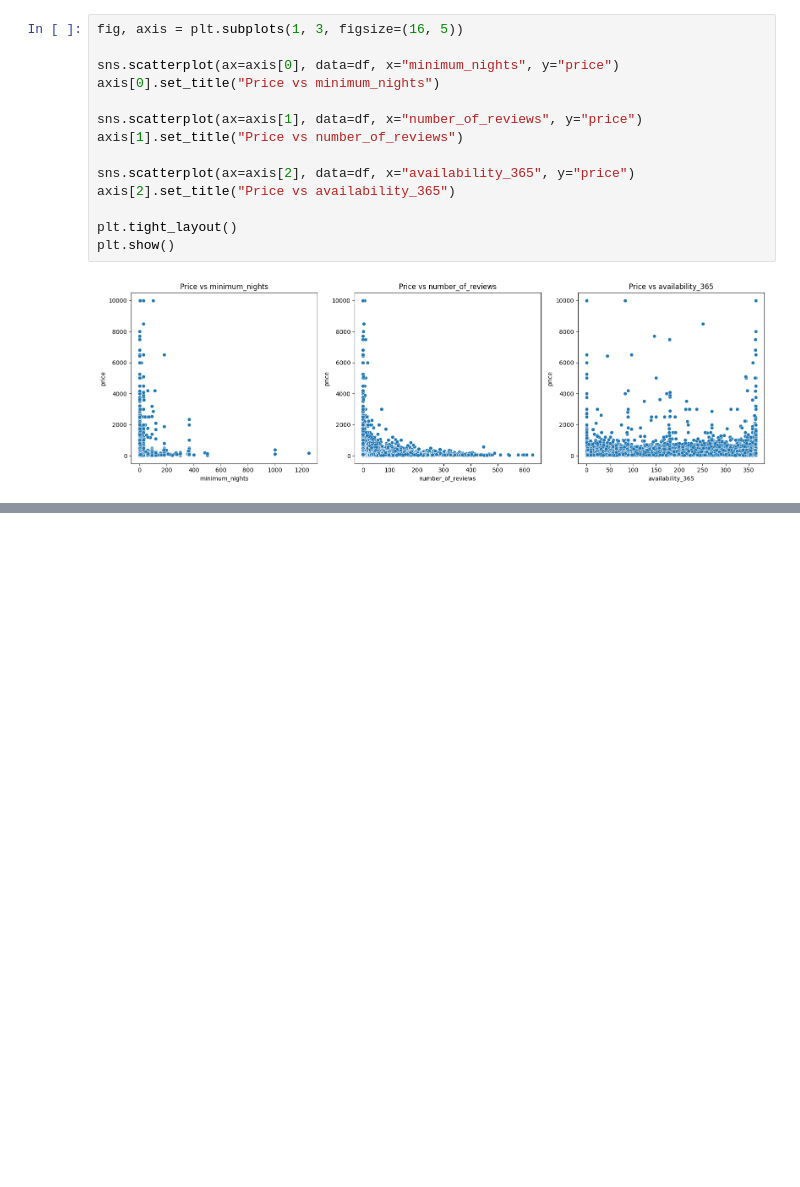
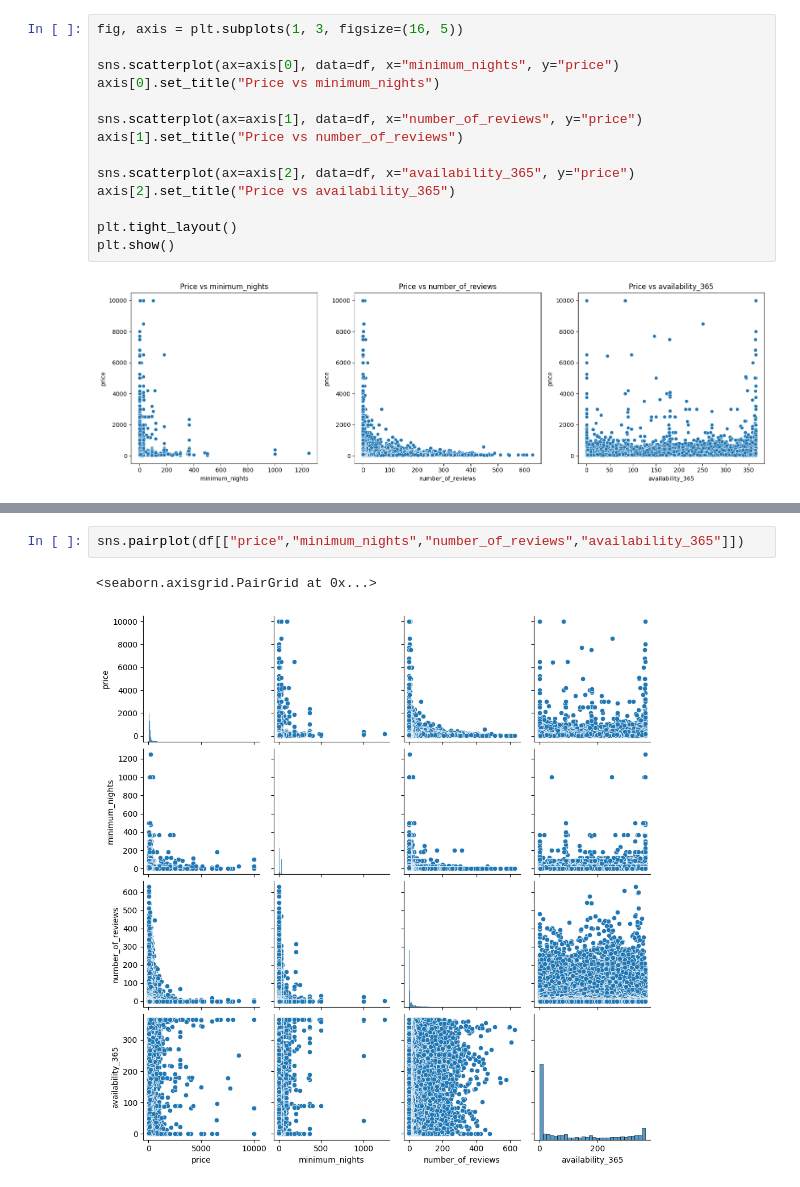
Before and after one commit to 4GeeksAcademy/JESE-MACHINE-LEARNING-PYTHON_1, a Jupyter notebook: src/explore.ipynb, the cells around one changed output, grey strips where cells are left out. Drawn from its saved outputs; the diff is of its cells as text; blank space fills up the shorter version.

```diff
--- a/src/explore.ipynb
+++ b/src/explore.ipynb
@@ -244,0 +275,5 @@ plt.show()
+# %%
+sns.pairplot(df[["price","minimum_nights","number_of_reviews","availability_365"]])
+# %% [output]
+<seaborn.axisgrid.PairGrid at 0x...>
+[figure, added]
```
Also changed, not shown: parts of 6 cells of this notebook.
